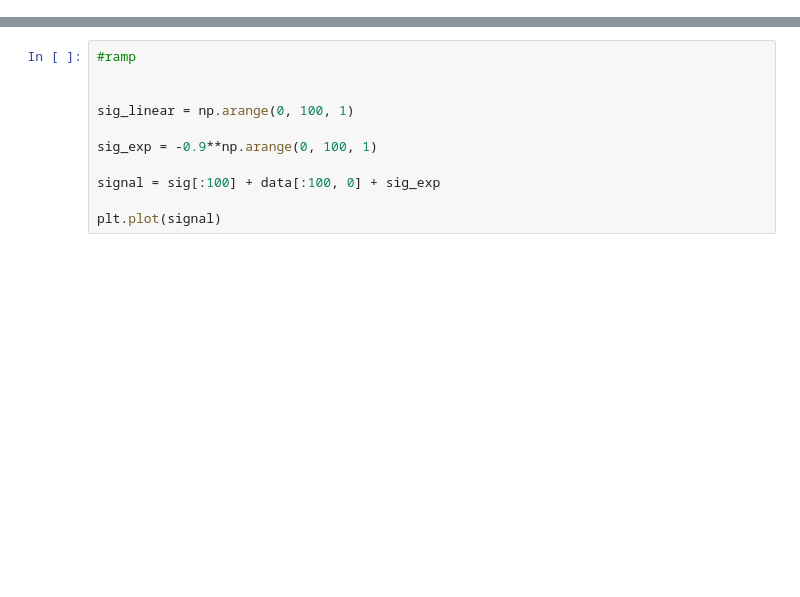
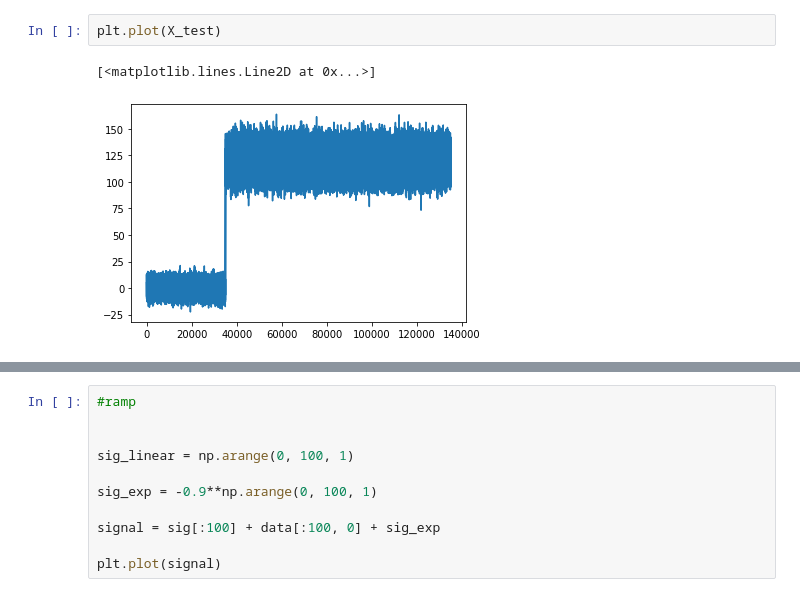
Before and after one commit to oliveiraMats2/Predictive_Maintenance_free_dataset, a Jupyter notebook: notebooks/create_new_database.ipynb, the cells around one changed output, grey strips where cells are left out. Drawn from its saved outputs; the diff is of its cells as text; blank space fills up the shorter version.

```diff
--- a/notebooks/create_new_database.ipynb
+++ b/notebooks/create_new_database.ipynb
@@ -51,3 +71,8 @@ print(X_test.shape)
+# %%
+plt.plot(X_test)
+# %% [output]
+[<matplotlib.lines.Line2D at 0x...>]
+[figure, added]
 # %%
 import h5py
 
```
Also changed, not shown: parts of 6 cells of this notebook, 3 other files.
